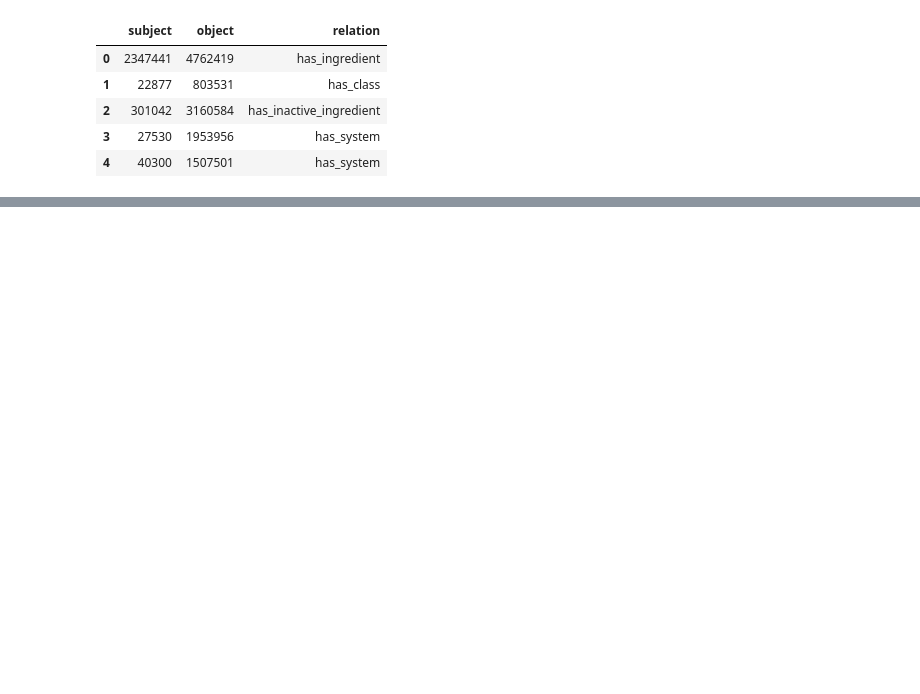
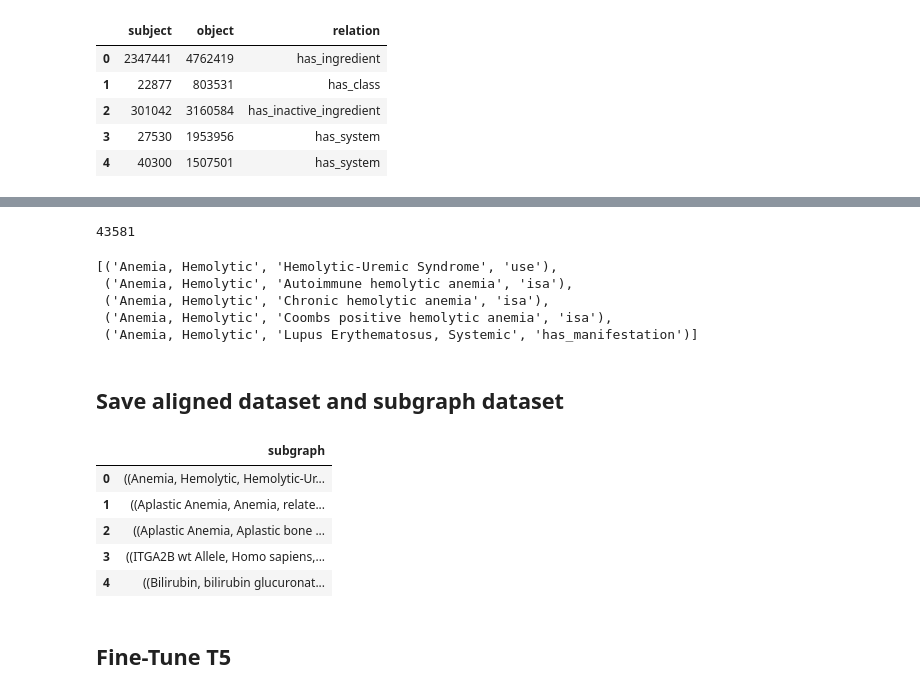
Before and after one commit to soulofshadow/KELM_for_UMLS, a Jupyter notebook: KELM.ipynb, the cells around one changed output, grey strips where cells are left out. Cells and saved outputs as stored; diff of their text form; code cells hidden in the pictures; blank space fills up the shorter version.

```diff
--- a/KELM.ipynb
+++ b/KELM.ipynb
@@ -178,0 +276,2 @@ sentences
+# %%
+sentences_triplets = list(set(sentences_triplets))
@@ -178,0 +315,16 @@ sentences
+# %%
+DEPTH = 5
+
+def map_to_string(triplet):
+
+    sub = dict_entities[triplet[0]]
+    obj = dict_entities[triplet[1]]
+    rel = relations_map[triplet[2]]
+    return (sub, obj, rel)
+
+def get_triplet(rel_j, R):
+
+    for triplet in R:
+        if triplet[2] == rel_j:
+            return triplet
+    return None
@@ -178,0 +384,14 @@ sentences
+# %%
+len(all_triplet_sets)
+# %% [output]
+43581
+# %%
+all_triplet_sets[0]
+# %% [output]
+[('Anemia, Hemolytic', 'Hemolytic-Uremic Syndrome', 'use'),
+ ('Anemia, Hemolytic', 'Autoimmune hemolytic anemia', 'isa'),
+ ('Anemia, Hemolytic', 'Chronic hemolytic anemia', 'isa'),
+ ('Anemia, Hemolytic', 'Coombs positive hemolytic anemia', 'isa'),
+ ('Anemia, Hemolytic', 'Lupus Erythematosus, Systemic', 'has_manifestation')]
+# %% [markdown]
+## Save aligned dataset and subgraph dataset
@@ -178,0 +400,13 @@ sentences
+# %%
+all_triplet_sets = [tuple(x) for x in all_triplet_sets]
+
+pd_all_triplet_sets = pd.DataFrame({'subgraph': all_triplet_sets})
+# %%
+pd_all_triplet_sets.head()
+# %% [output]
+|  | subgraph |
+| 0 | ((Anemia, Hemolytic, Hemolytic-Ur... |
+| 1 | ((Aplastic Anemia, Anemia, relate... |
+| 2 | ((Aplastic Anemia, Aplastic bone ... |
+| 3 | ((ITGA2B wt Allele, Homo sapiens,... |
+| 4 | ((Bilirubin, bilirubin glucuronat... |
@@ -178,0 +415,2 @@ sentences
+# %% [markdown]
+## Fine-Tune T5
```
Also changed, not shown: parts of 27 cells of this notebook.
